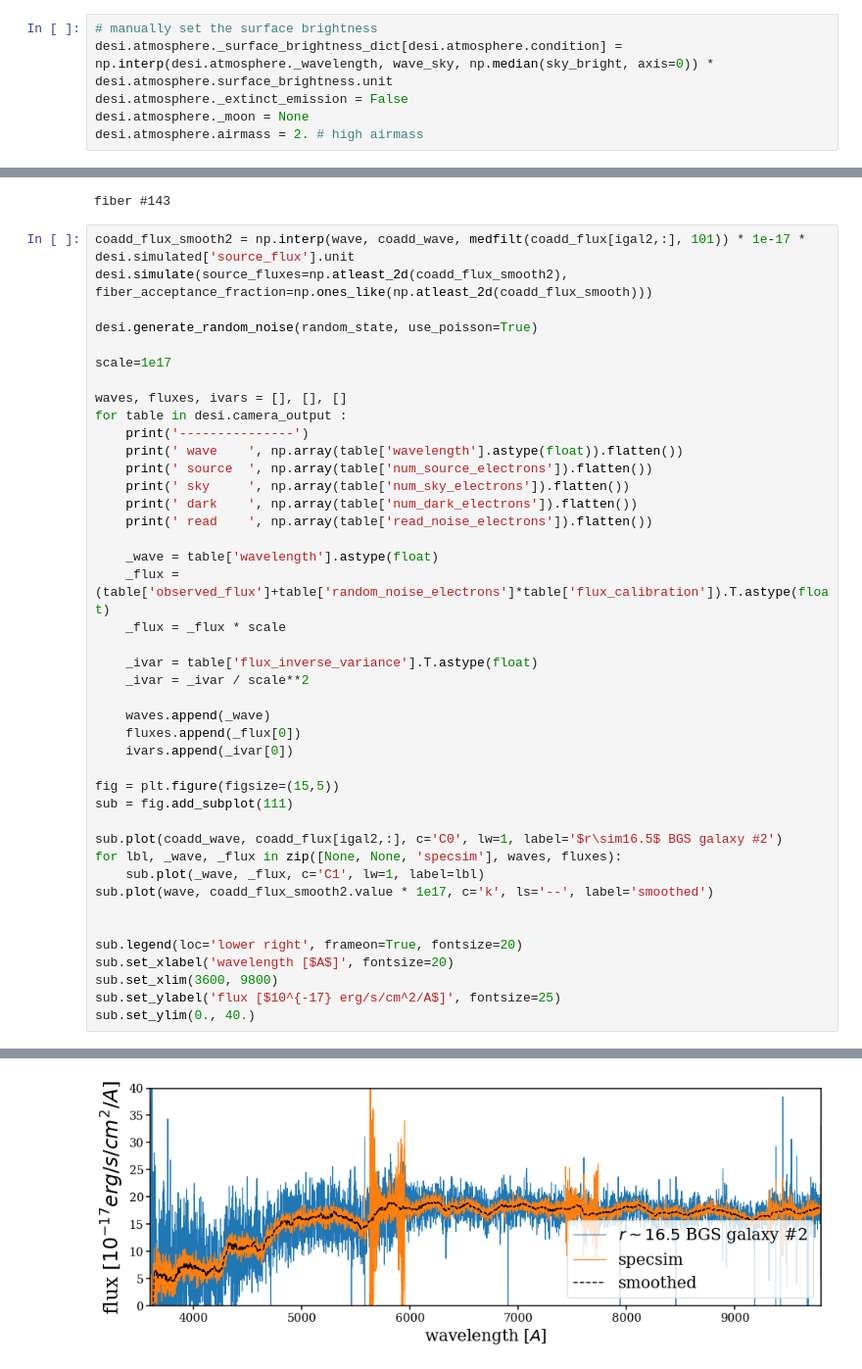
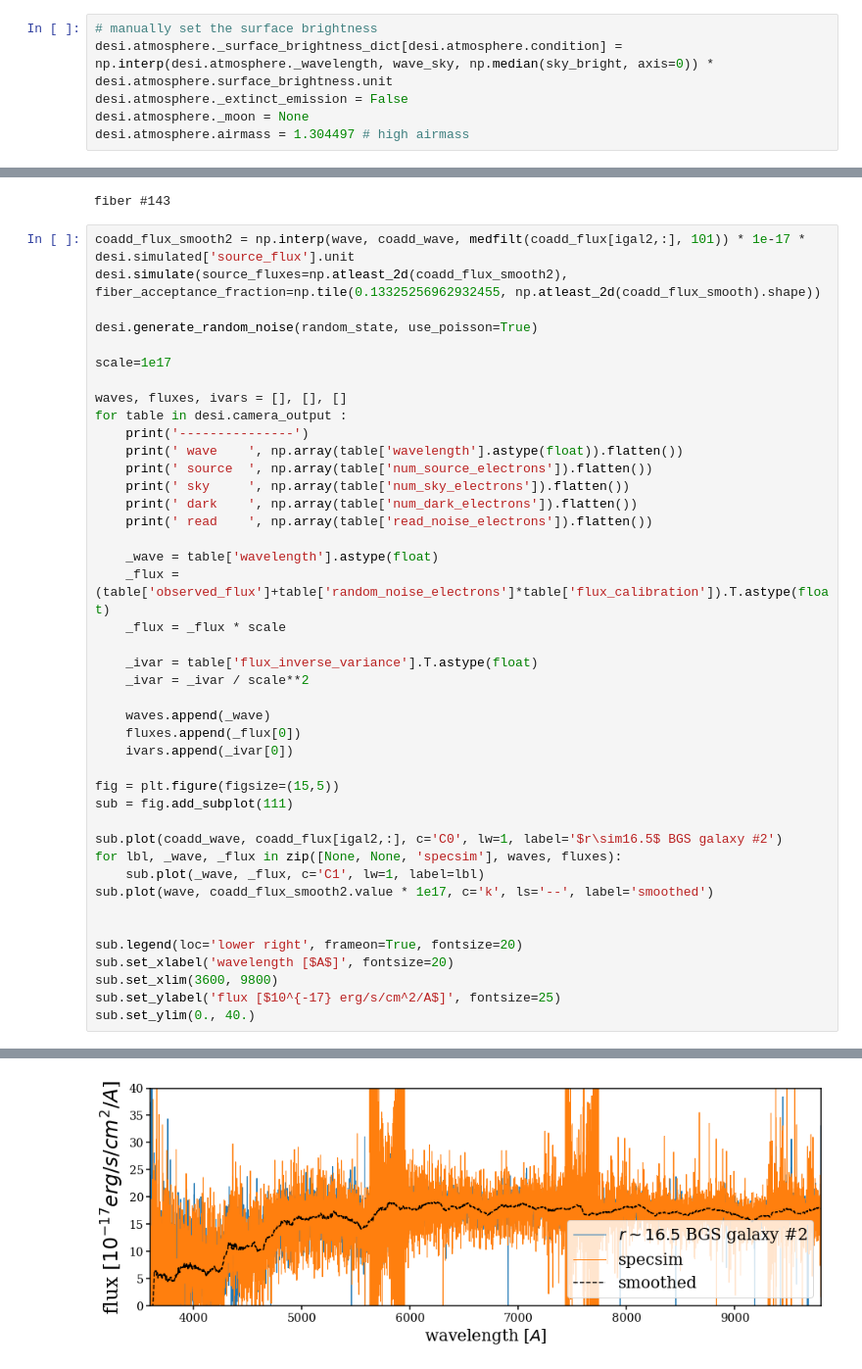
Before and after one commit to desi-bgs/feasiBGS, a Jupyter notebook: notebook/cmx/validate_specsim.ipynb, the cells around one changed output, grey strips where cells are left out. Shown at 98% size. Saved outputs shown, nothing was run; the diff lists cells and outputs as text.

```diff
--- a/notebook/cmx/validate_specsim.ipynb
+++ b/notebook/cmx/validate_specsim.ipynb
@@ -223,5 +285,5 @@ print('%.fs exposure' % desi.observation.exposure_time.to(u.s).value)
 desi.atmosphere._surface_brightness_dict[desi.atmosphere.condition] = np.interp(desi.atmosphere._wavelength, wave_sky, np.median(sky_bright, axis=0)) * desi.atmosphere.surface_brightness.unit
 desi.atmosphere._extinct_emission = False
 desi.atmosphere._moon = None
-desi.atmosphere.airmass = 2. # high airmass
+desi.atmosphere.airmass = 1.304497 # high airmass
 # %%
@@ -310,7 +372,7 @@ print('fiber #%i' % coadd['FIBER'][igal2])
 fiber #143
 # %%
 coadd_flux_smooth2 = np.interp(wave, coadd_wave, medfilt(coadd_flux[igal2,:], 101)) * 1e-17 * desi.simulated['source_flux'].unit
-desi.simulate(source_fluxes=np.atleast_2d(coadd_flux_smooth2), fiber_acceptance_fraction=np.ones_like(np.atleast_2d(coadd_flux_smooth)))
+desi.simulate(source_fluxes=np.atleast_2d(coadd_flux_smooth2), fiber_acceptance_fraction=np.tile(0.13325256962932455, np.atleast_2d(coadd_flux_smooth).shape))
 
 desi.generate_random_noise(random_state, use_poisson=True)
 
@@ -367,6 +429,6 @@ sub.set_ylim(0., 40.)
  sky      [ 11.26799122  11.32568728  11.61212599 ... 463.46185403 462.81170176
  462.15951948]
  dark     [3.143271   3.14306225 3.1428793  ... 3.94136467 3.94246298 3.94352809]
  read     [5.95098199 5.95078438 5.95061118 ... 6.66378586 6.66471427 6.66561449]
 (0.0, 40.0)
-[figure, old version]
+[figure, new version]
```
Also changed, not shown: parts of 26 cells of this notebook, 1 other file.
